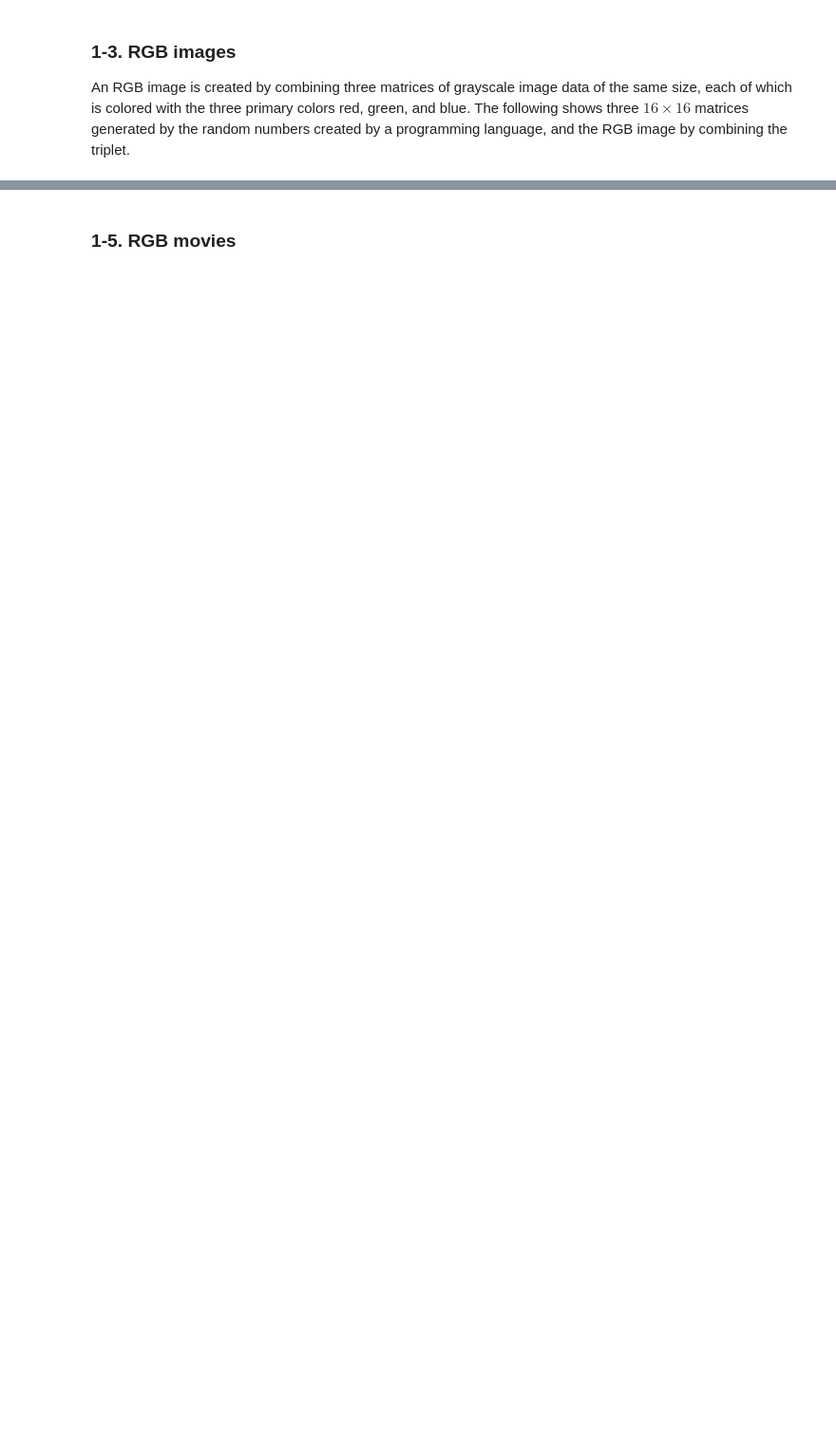
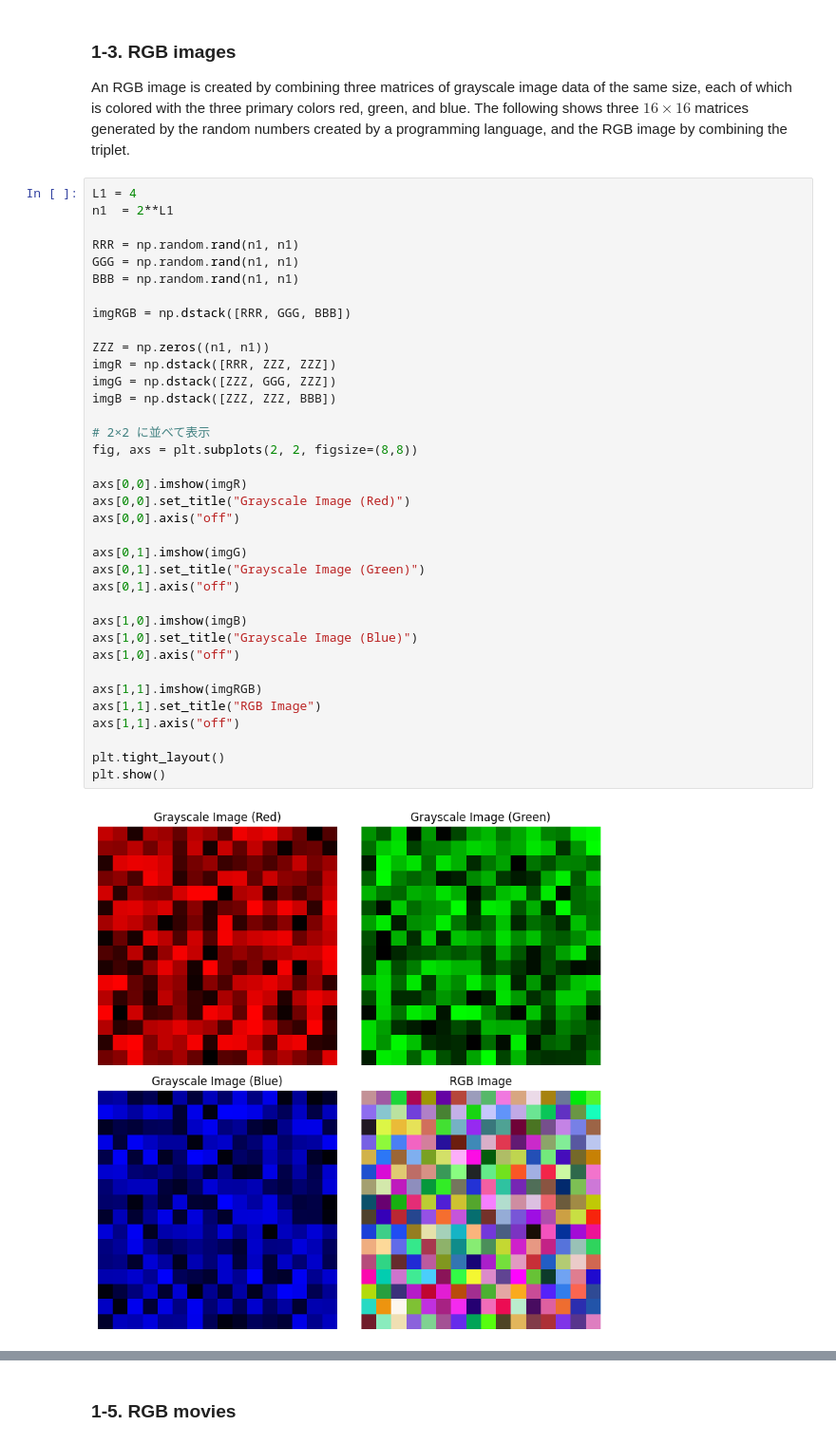
Before and after one commit to fiomfd/ATCM2025, a Jupyter notebook: Linear Algebra/python_matrix_and_data.ipynb, the cells around one changed output, grey strips where cells are left out. Shown at 95% size. Drawn from its saved outputs; the diff is of its cells as text; blank space fills up the shorter version.

```diff
--- a/Linear Algebra/python_matrix_and_data.ipynb
+++ b/Linear Algebra/python_matrix_and_data.ipynb
@@ -30,4 +115,42 @@ becomes the following grayscale image:
 ### 1-3. RGB images
 
 An RGB image is created by combining three matrices of grayscale image data of the same size, each of which is colored with the three primary colors red, green, and blue. The following shows three $16\times16$ matrices generated by the random numbers created by a programming language, and the RGB image by combining the triplet.
+# %%
+L1 = 4
+n1  = 2**L1
+
+RRR = np.random.rand(n1, n1)
+GGG = np.random.rand(n1, n1)
+BBB = np.random.rand(n1, n1)
+
+imgRGB = np.dstack([RRR, GGG, BBB])
+
+ZZZ = np.zeros((n1, n1))
+imgR = np.dstack([RRR, ZZZ, ZZZ])
+imgG = np.dstack([ZZZ, GGG, ZZZ])
+imgB = np.dstack([ZZZ, ZZZ, BBB])
+
+# 2×2 に並べて表示
+fig, axs = plt.subplots(2, 2, figsize=(8,8))
+
+axs[0,0].imshow(imgR)
+axs[0,0].set_title("Grayscale Image (Red)")
+axs[0,0].axis("off")
+
+axs[0,1].imshow(imgG)
+axs[0,1].set_title("Grayscale Image (Green)")
+axs[0,1].axis("off")
+
+axs[1,0].imshow(imgB)
+axs[1,0].set_title("Grayscale Image (Blue)")
+axs[1,0].axis("off")
+
+axs[1,1].imshow(imgRGB)
+axs[1,1].set_title("RGB Image")
+axs[1,1].axis("off")
+
+plt.tight_layout()
+plt.show()
+# %% [output]
+[figure, added]
 # %% [markdown]
```
Also changed, not shown: parts of 11 cells of this notebook.
